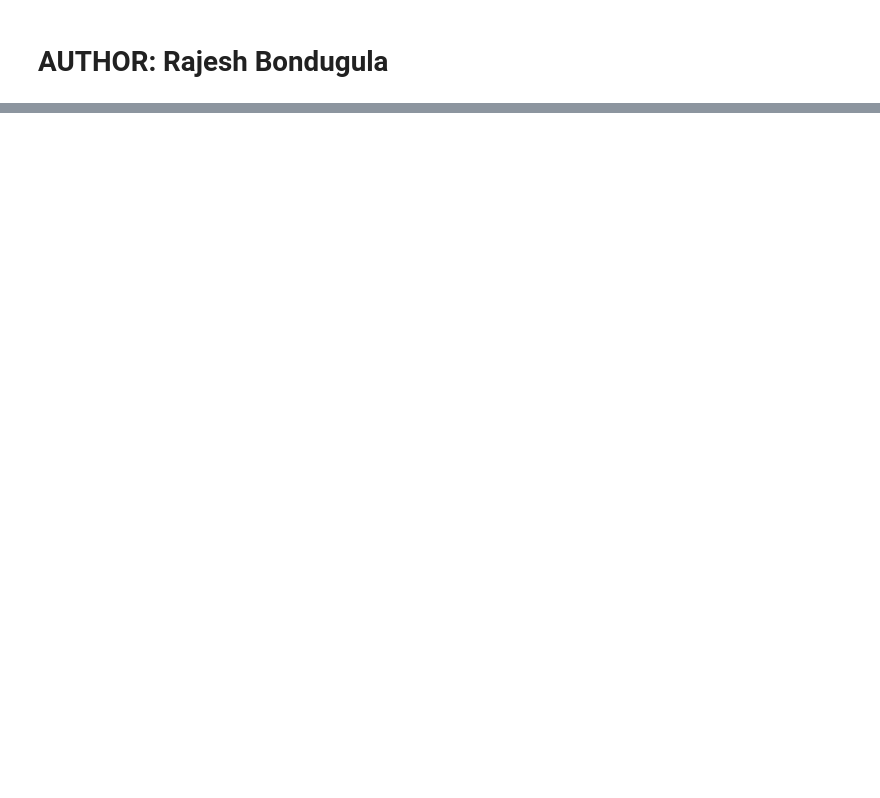
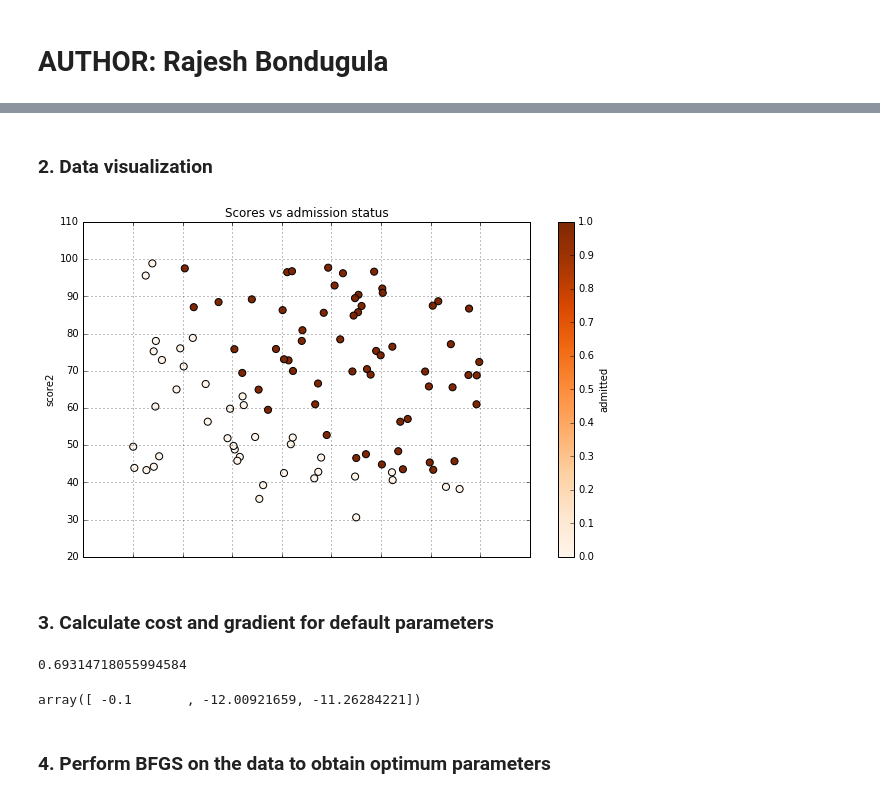
Before and after one commit to bn121rajesh/ipython-notebooks, a Jupyter notebook: MachineLearning/LogisticRegression/LogisticRegression.ipynb, the cells around one changed output, grey strips where cells are left out. Drawn from its saved outputs; the diff is of its cells as text; code cells hidden in the pictures; blank space fills up the shorter version.

```diff
--- a/MachineLearning/LogisticRegression/LogisticRegression.ipynb
+++ b/MachineLearning/LogisticRegression/LogisticRegression.ipynb
@@ -34,0 +283,7 @@ plt.title("Sigmoid function")
+# %%
+# Read the data into data frame.
+# Dataframe gives better access and view.
+data = pd.read_csv('ex2data1.txt', header=None, names=['score1', 'score2', 'admitted'])
+X = data.values[:, 0:2]
+y = data.values[:, 2]
+data
@@ -34,0 +304,24 @@ plt.title("Sigmoid function")
+# %% [markdown]
+### 2. Data visualization
+# %%
+# Plot the data to have a look at the distributon.
+data.plot.scatter(x='score1', y='score2', c='admitted', cmap='Oranges', \
+                  s=50, grid=True, title="Scores vs admission status", figsize=(10, 6));
+# %% [output]
+[figure, added]
+# %% [markdown]
+### 3. Calculate cost and gradient for default parameters
+# %%
+# Find cost at initial theta.
+# Initial theta is zeros.
+calculate_cost(np.zeros((3, 1)), X, y)
+# %% [output]
+0.69314718055994584
+# %%
+# Find gradient at initial theta.
+# Initial theta is zeros.
+calculate_gradient(np.zeros((3, 1)), X, y)
+# %% [output]
+array([ -0.1       , -12.00921659, -11.26284221])
+# %% [markdown]
+### 4. Perform BFGS on the data to obtain optimum parameters
```
Also changed, not shown: parts of 21 cells of this notebook, 1 other file.
